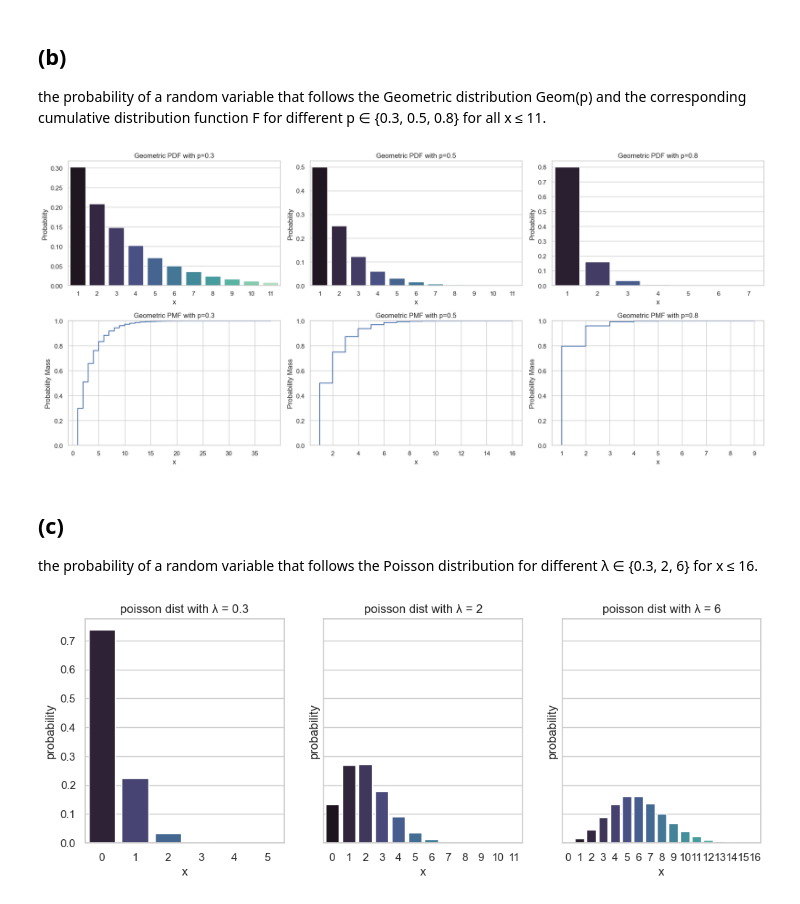
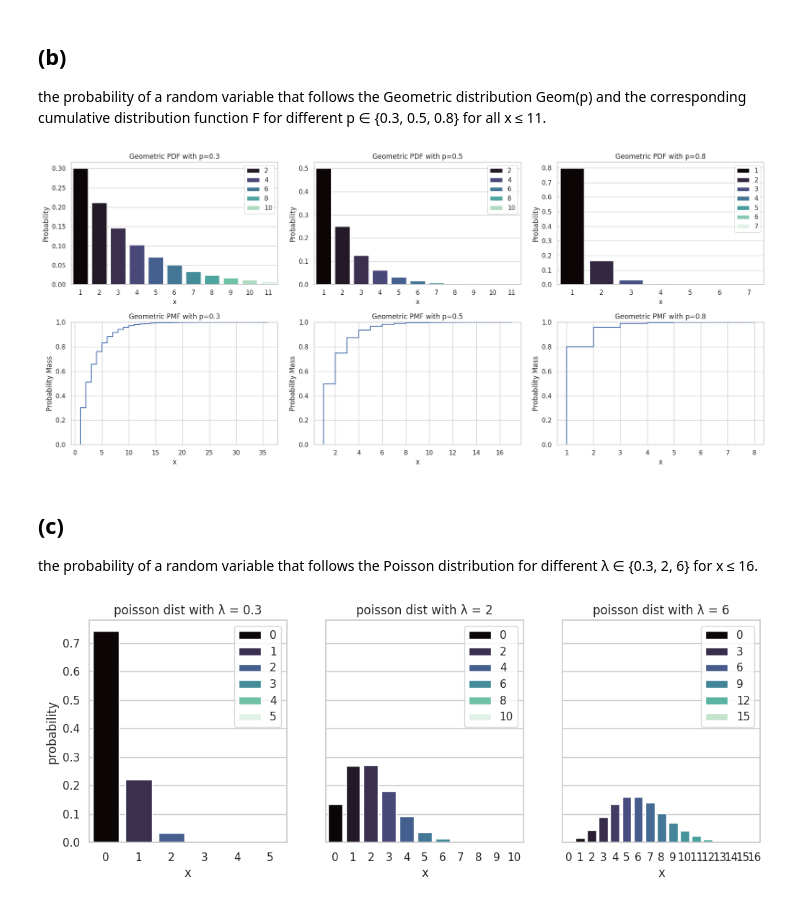
Before and after one commit to Yuvraj-Dhepe/uni_sda, a Jupyter notebook: week1/Exercise_1_task_3.ipynb, the cells around one changed output. Drawn from its saved outputs; the diff is of its cells as text; code cells hidden in the pictures.

```diff
--- a/week1/Exercise_1_task_3.ipynb
+++ b/week1/Exercise_1_task_3.ipynb
@@ -33,11 +33,13 @@ for i, _n in enumerate(n):
         probabilities[unique_values] = counts/num_samples
 
         # plot
-        sns.barplot(x=values, y=probabilities, ax=axs[i, j], palette='mako')
+        sns.barplot(x = values, hue=values, y=probabilities, ax=axs[i, j], palette='mako', legend = True)
         axs[i, j].set_title(f"Binomial Distribution with p={_p}, and n={_n}")
 
         # adjust x ticks when n = 50
         if _n == 50:
             axs[i, j].set_xticks(list(range(0, _n + 1, 5)))
             axs[i, j].set_xticklabels(list(range(0, _n + 1, 5)))
+plt.tight_layout()
+plt.show()
 # %% [output]
@@ -59,7 +61,7 @@ for j, _p in enumerate(p):
     counts = counts[values <= 11]
     values = values[values <= 11]
 
-    sns.barplot(x=values, y=counts/size, ax=axs[0, j], palette='mako')
+    sns.barplot(x=values,hue = values, y=counts/size, ax=axs[0, j], palette = 'mako')
     axs[0, j].set_title(f"Geometric PDF with p={_p}")
     axs[0, j].set_ylabel("Probability")
     axs[0, j].set_xlabel("x")
@@ -71,7 +73,7 @@ for j, _p in enumerate(p):
 
 plt.tight_layout()
 # %% [output]
-[figure, old version]
+[figure, new version]
 # %% [markdown]
 ## (c)
 the probability of a random variable that follows the Poisson distribution for different
@@ -81,15 +83,15 @@ lambdas: list = [0.3, 2, 6]
 # %%
 fig, axs = plt.subplots(1, 3, figsize=(12, 4), sharey=True)
 for j, l in enumerate(lambdas):
     values, counts = np.unique(np.random.poisson(l, size), return_counts=True)
 
     # cut x to <= 16
     counts = counts[values <= 16]
     values = values[values <= 16]
 
-    sns.barplot(x=values, y=counts/size, ax=axs[j], palette='mako')
+    sns.barplot(x=values,hue = values, y=counts/size, ax=axs[j], palette='mako')
     axs[j].set_title(f"poisson dist with λ = {l}")
     axs[j].set_ylabel(f"probability")
     axs[j].set_xlabel(f"x")
 # %% [output]
-[figure, old version]
+[figure, new version]
```
Also changed, not shown: parts of 1 cell of this notebook, 1 other file.
